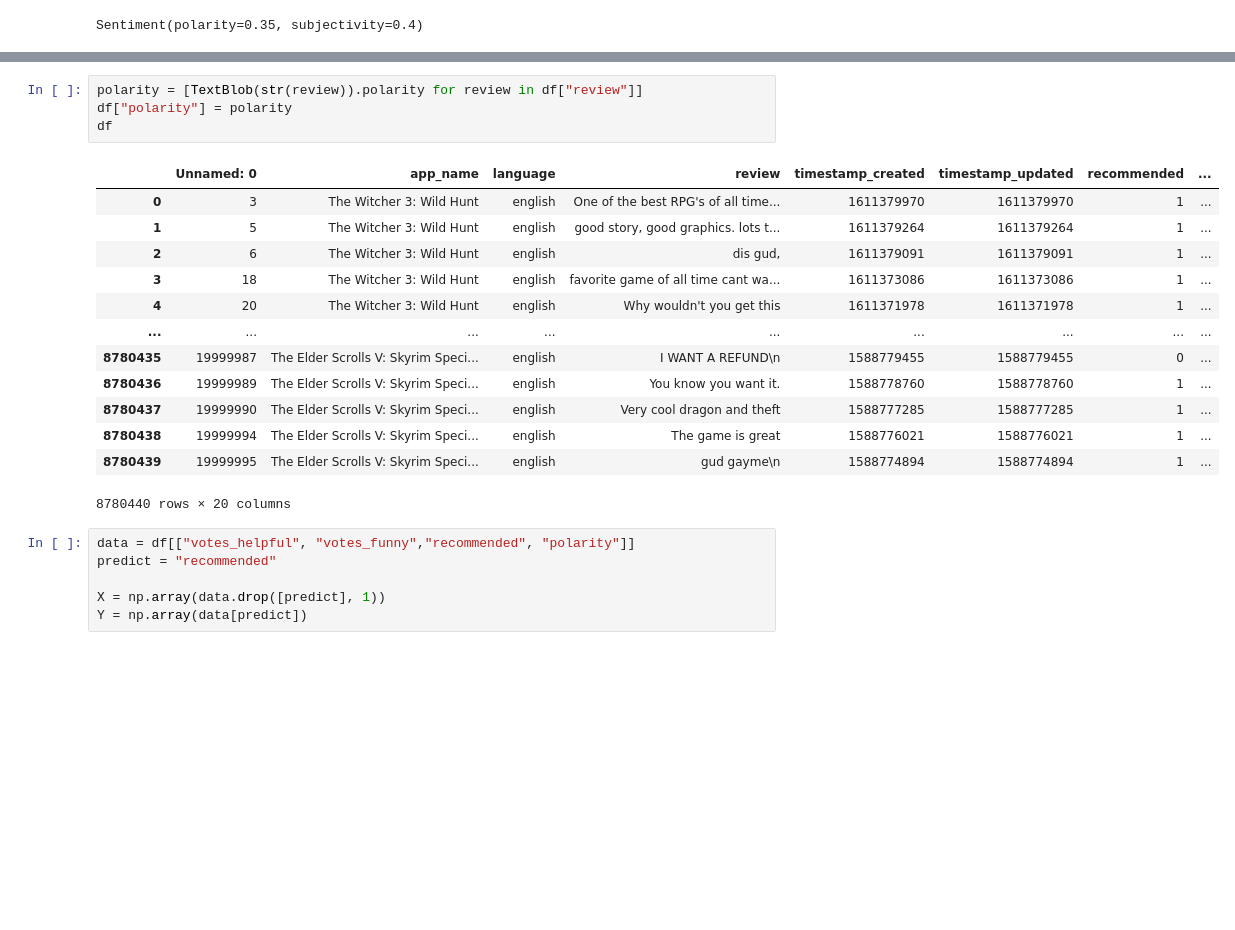
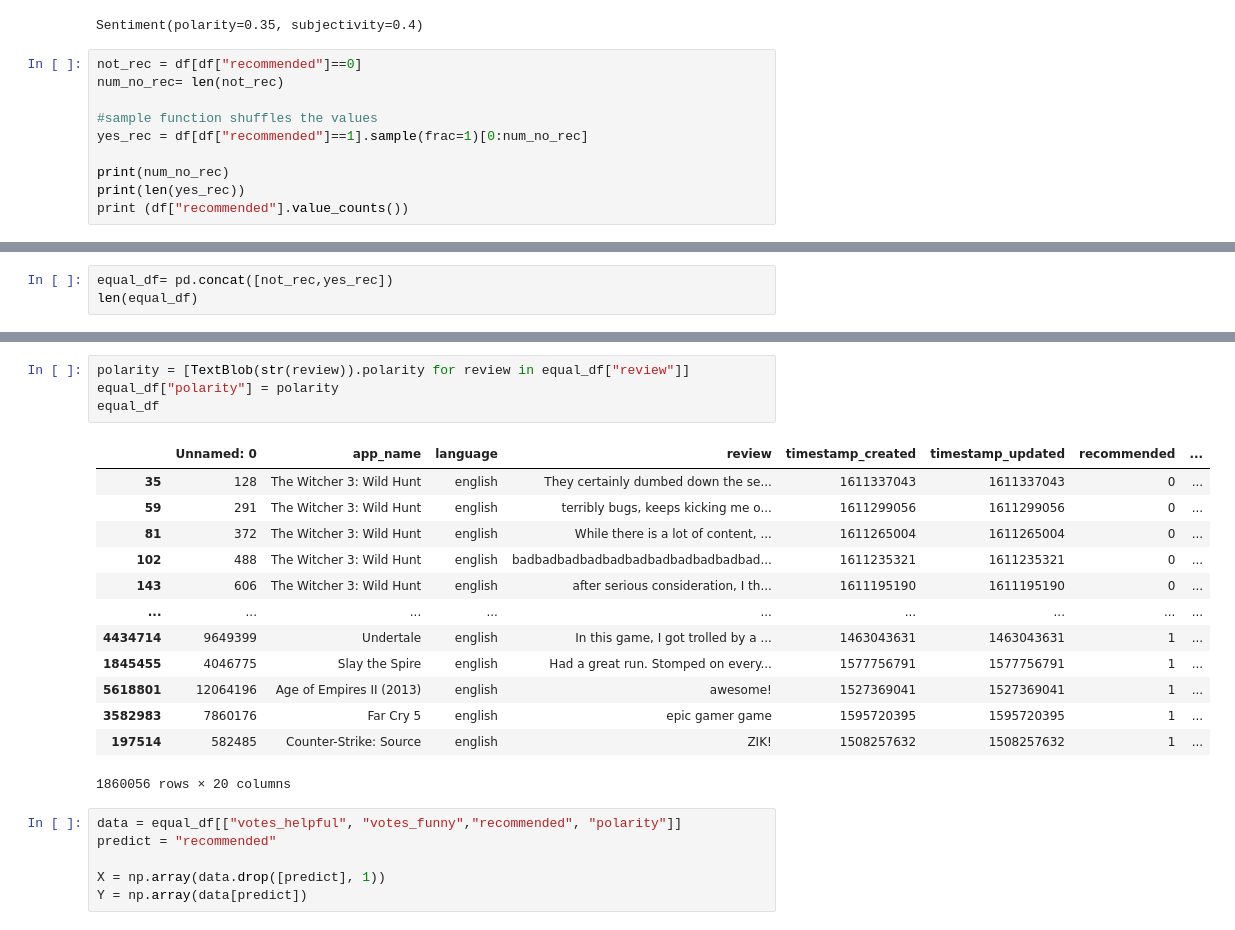
Before and after one commit to tarnjit458/Steam-Reviews-Sentiment-Analysis-Classifier, a Jupyter notebook: Test_Classification.ipynb, the cells around one changed output, grey strips where cells are left out. Cells and saved outputs as stored; diff of their text form; blank space fills up the shorter version.

Commit message:
added equal yes/no recommendation dataframe

```diff
--- a/Test_Classification.ipynb
+++ b/Test_Classification.ipynb
@@ -82,3 +82,13 @@ s = TextBlob("I love you so much")
 print(s.sentiment)
 # %% [output]
 Sentiment(polarity=0.35, subjectivity=0.4)
+# %%
+not_rec = df[df["recommended"]==0]
+num_no_rec= len(not_rec)
+
+#sample function shuffles the values
+yes_rec = df[df["recommended"]==1].sample(frac=1)[0:num_no_rec]
+
+print(num_no_rec)
+print(len(yes_rec))
+print (df["recommended"].value_counts())
@@ -84,0 +101,3 @@ Sentiment(polarity=0.35, subjectivity=0.4)
+# %%
+equal_df= pd.concat([not_rec,yes_rec])
+len(equal_df)
@@ -85,23 +122,23 @@ Sentiment(polarity=0.35, subjectivity=0.4)
 # %%
-polarity = [TextBlob(str(review)).polarity for review in df["review"]]
-df["polarity"] = polarity
-df
+polarity = [TextBlob(str(review)).polarity for review in equal_df["review"]]
+equal_df["polarity"] = polarity
+equal_df
 # %% [output]
 |  | Unnamed: 0 | app_name | language | review | timestamp_created | timestamp_updated | recommended | ... |
-| 0 | 3 | The Witcher 3: Wild Hunt | english | One of the best RPG's of all time... | 1611379970 | 1611379970 | 1 | ... |
-| 1 | 5 | The Witcher 3: Wild Hunt | english | good story, good graphics. lots t... | 1611379264 | 1611379264 | 1 | ... |
-| 2 | 6 | The Witcher 3: Wild Hunt | english | dis gud, | 1611379091 | 1611379091 | 1 | ... |
-| 3 | 18 | The Witcher 3: Wild Hunt | english | favorite game of all time cant wa... | 1611373086 | 1611373086 | 1 | ... |
-| 4 | 20 | The Witcher 3: Wild Hunt | english | Why wouldn't you get this | 1611371978 | 1611371978 | 1 | ... |
+| 35 | 128 | The Witcher 3: Wild Hunt | english | They certainly dumbed down the se... | 1611337043 | 1611337043 | 0 | ... |
+| 59 | 291 | The Witcher 3: Wild Hunt | english | terribly bugs, keeps kicking me o... | 1611299056 | 1611299056 | 0 | ... |
+| 81 | 372 | The Witcher 3: Wild Hunt | english | While there is a lot of content, ... | 1611265004 | 1611265004 | 0 | ... |
+| 102 | 488 | The Witcher 3: Wild Hunt | english | badbadbadbadbadbadbadbadbadbadbad... | 1611235321 | 1611235321 | 0 | ... |
+| 143 | 606 | The Witcher 3: Wild Hunt | english | after serious consideration, I th... | 1611195190 | 1611195190 | 0 | ... |
 | ... | ... | ... | ... | ... | ... | ... | ... | ... |
-| 8780435 | 19999987 | The Elder Scrolls V: Skyrim Speci... | english | I WANT A REFUND\n | 1588779455 | 1588779455 | 0 | ... |
-| 8780436 | 19999989 | The Elder Scrolls V: Skyrim Speci... | english | You know you want it. | 1588778760 | 1588778760 | 1 | ... |
-| 8780437 | 19999990 | The Elder Scrolls V: Skyrim Speci... | english | Very cool dragon and theft | 1588777285 | 1588777285 | 1 | ... |
-| 8780438 | 19999994 | The Elder Scrolls V: Skyrim Speci... | english | The game is great | 1588776021 | 1588776021 | 1 | ... |
-| 8780439 | 19999995 | The Elder Scrolls V: Skyrim Speci... | english | gud gayme\n | 1588774894 | 1588774894 | 1 | ... |
+| 4434714 | 9649399 | Undertale | english | In this game, I got trolled by a ... | 1463043631 | 1463043631 | 1 | ... |
+| 1845455 | 4046775 | Slay the Spire | english | Had a great run. Stomped on every... | 1577756791 | 1577756791 | 1 | ... |
+| 5618801 | 12064196 | Age of Empires II (2013) | english | awesome! | 1527369041 | 1527369041 | 1 | ... |
+| 3582983 | 7860176 | Far Cry 5 | english | epic gamer game | 1595720395 | 1595720395 | 1 | ... |
+| 197514 | 582485 | Counter-Strike: Source | english | ZIK! | 1508257632 | 1508257632 | 1 | ... |
-8780440 rows × 20 columns
+1860056 rows × 20 columns
 # %%
-data = df[["votes_helpful", "votes_funny","recommended", "polarity"]]
+data = equal_df[["votes_helpful", "votes_funny","recommended", "polarity"]]
 predict = "recommended"
 
 X = np.array(data.drop([predict], 1))
```
Also changed, not shown: parts of 4 cells of this notebook.
